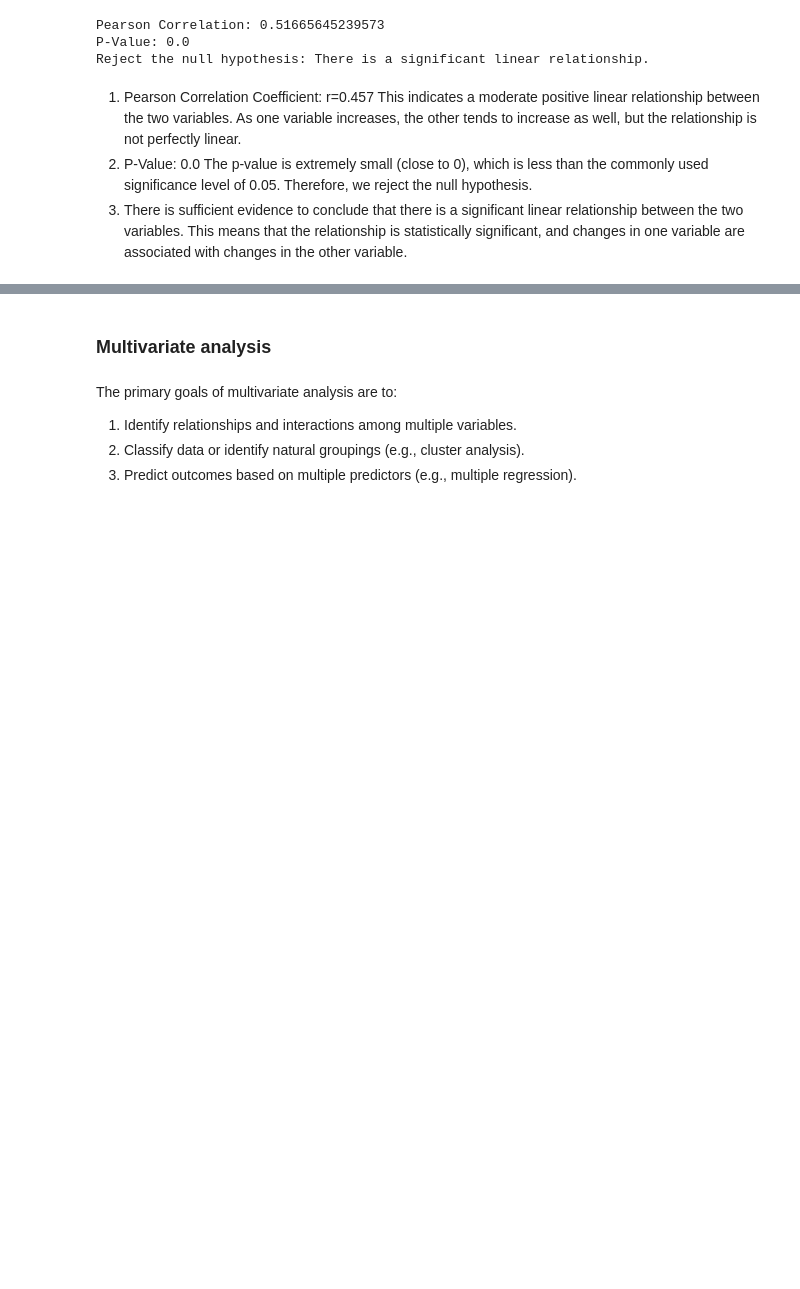
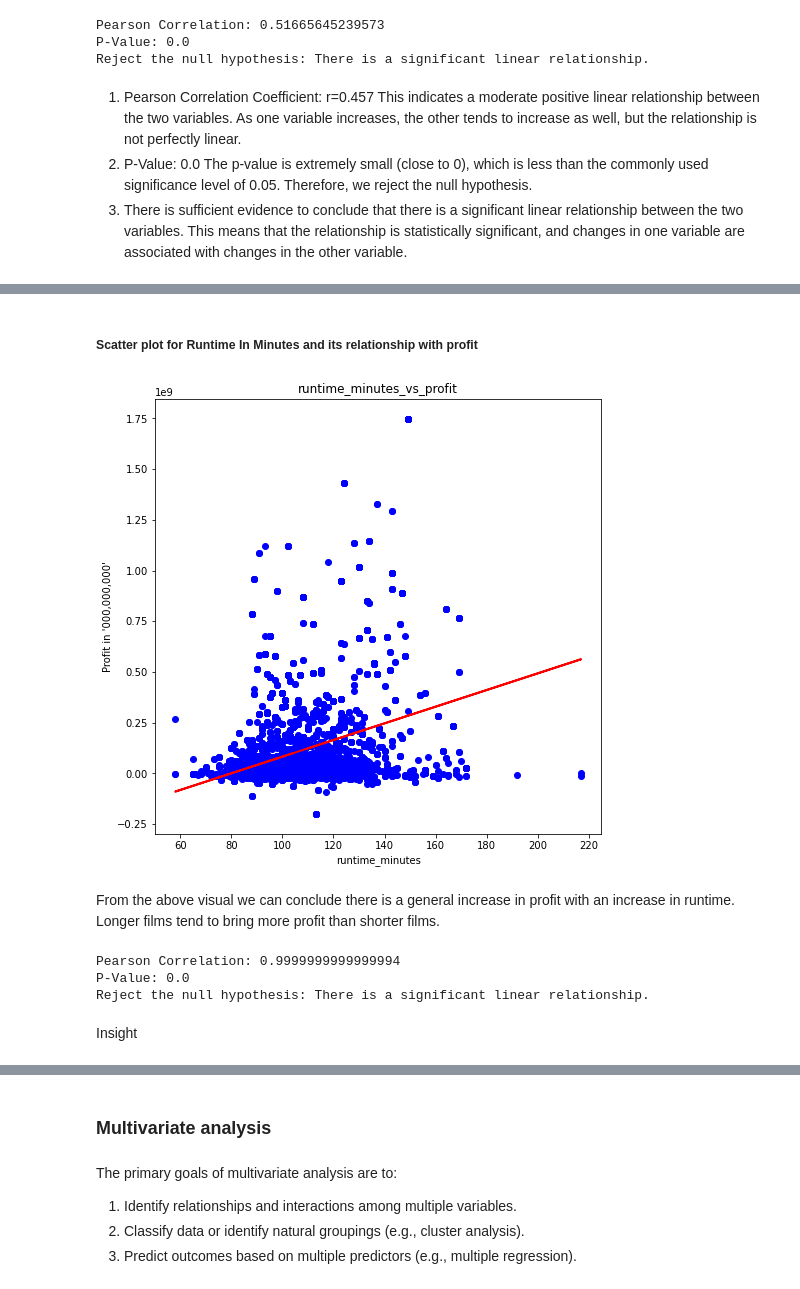
Before and after one commit to Rodgerdev/movies_data_project, a Jupyter notebook: phase 2 project.ipynb, the cells around one changed output, grey strips where cells are left out. Cells and saved outputs as stored; diff of their text form; code cells hidden in the pictures; blank space fills up the shorter version.

Commit message:
refined EDA adding runtime property

```diff
--- a/phase 2 project.ipynb
+++ b/phase 2 project.ipynb
@@ -2240,0 +2051,43 @@ The p-value is extremely small (close to 0), which is less than the commonly use
+# %% [markdown]
+##### Scatter plot for Runtime In Minutes  and its relationship with profit
+# %%
+RunTimeDF = director_df.copy()
+fig, ax = plt.subplots(figsize = (8,8)) #initialise the figure and set the size to (8,8)
+
+ax.scatter(RunTimeDF['runtime_minutes'], RunTimeDF['profit'], color='blue', label='Data points')
+
+
+slope, intercept = np.polyfit(RunTimeDF['runtime_minutes'], RunTimeDF['profit'], 1)  # 1 denotes linear fit
+
+# Create a line using the slope and intercept
+line = slope * RunTimeDF['runtime_minutes'] + intercept
+
+# Plot the line of best fit
+ax.plot(RunTimeDF['runtime_minutes'], line, color='red', linewidth=2, label='Line of Best Fit')
+ax.set_title('runtime_minutes_vs_profit')#Labels the plot
+ax.set_xlabel('runtime_minutes') #labels the x axis
+ax.set_ylabel("Profit in '000,000,000'") #Labels the y axis
+
+plt.savefig('runtime_minutes_vs_profit') #Saves an image of the figure
+# %% [output]
+[figure, added]
+# %% [markdown]
+From the above visual we can conclude there is a general increase in profit with an increase in runtime. Longer films tend to bring more profit than shorter films.
+# %%
+# Pearson correlation test
+correlation_runtime, p_value_runtime = stats.pearsonr(RunTimeDF['runtime_minutes'], RunTimeDF['runtime_minutes'])
+
+print(f"Pearson Correlation: {correlation_runtime}")
+print(f"P-Value: {p_value_runtime}")
+
+# Interpretation
+if p_value_rating < 0.05:
+    print("Reject the null hypothesis: There is a significant linear relationship.")
+else:
+    print("Fail to reject the null hypothesis: There is no significant linear relationship.")
+# %% [output]
+Pearson Correlation: 0.9999999999999994
+P-Value: 0.0
+Reject the null hypothesis: There is a significant linear relationship.
+# %% [markdown]
+Insight
```
Also changed, not shown: parts of 99 cells of this notebook, 13 other files.
